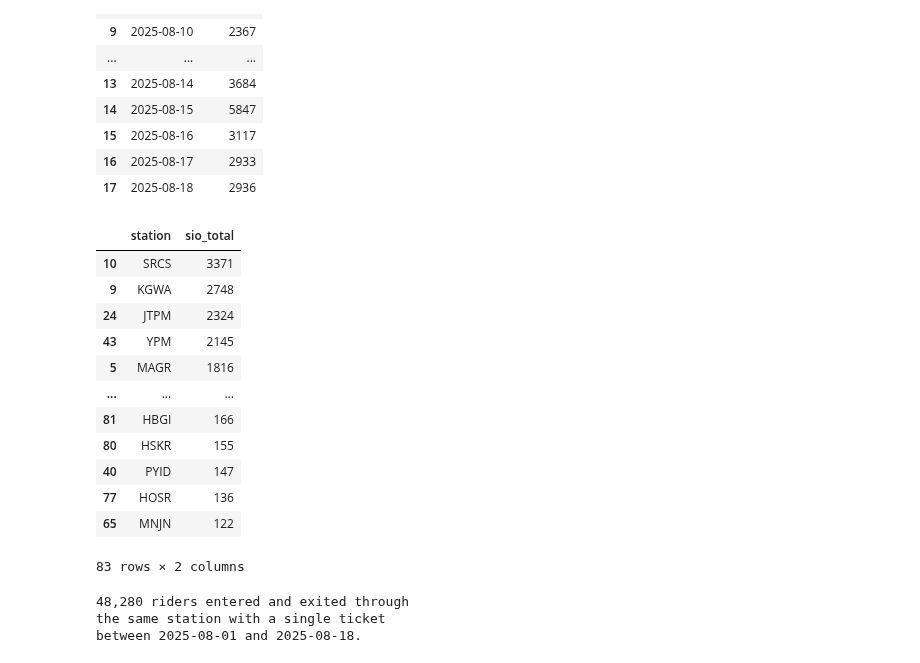
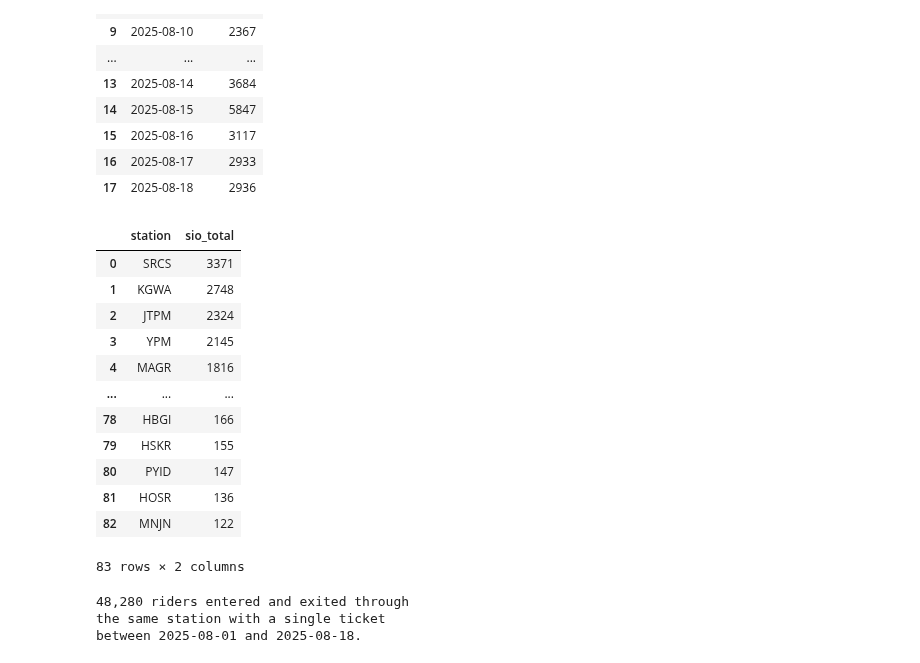
Before and after one commit to thecont1/namma-metro-ridership-tracker, a Jupyter notebook: ridership_5analysis.ipynb, the cells around one changed output. Cells and saved outputs as stored; diff of their text form; code cells hidden in the pictures.

```diff
--- a/ridership_5analysis.ipynb
+++ b/ridership_5analysis.ipynb
@@ -160,8 +160,8 @@ df_pairhourly['lines'] = df_pairhourly['station_code'].map(NammaMetro_Stations[N
 df_pairhourly.dropna(subset=['station_code'], inplace=True)
 df_pairhourly = df_pairhourly[['date', 'hour', 'station_code', 'lines']+df_pairhourly.columns[2:-2].tolist()]
 # %%
-inspection_date = '2025-08-14'
-inspection_hour = 18
+inspection_date = '2025-08-18'
+inspection_hour = -1
 
 pairhourly_filtered = lambda inspection_date, inspection_hour: \
     df_pairhourly[(df_pairhourly['date'] == inspection_date)
@@ -283,20 +293,20 @@ selfpairs_rowsum_df
 # %%
 selfpairs_colsum = np.sum(selfpairs, axis=0)
 selfpairs_colsum_df = pd.DataFrame({"station": df_pairhourly.columns[4:], "sio_total": selfpairs_colsum})
-selfpairs_colsum_df.sort_values(by="sio_total", ascending=False)
+selfpairs_colsum_df.sort_values(by="sio_total", ascending=False).reset_index(drop=True)
 # %% [output]
 |  | station | sio_total |
-| 10 | SRCS | 3371 |
-| 9 | KGWA | 2748 |
-| 24 | JTPM | 2324 |
-| 43 | YPM | 2145 |
-| 5 | MAGR | 1816 |
+| 0 | SRCS | 3371 |
+| 1 | KGWA | 2748 |
+| 2 | JTPM | 2324 |
+| 3 | YPM | 2145 |
+| 4 | MAGR | 1816 |
 | ... | ... | ... |
-| 81 | HBGI | 166 |
-| 80 | HSKR | 155 |
-| 40 | PYID | 147 |
-| 77 | HOSR | 136 |
-| 65 | MNJN | 122 |
+| 78 | HBGI | 166 |
+| 79 | HSKR | 155 |
+| 80 | PYID | 147 |
+| 81 | HOSR | 136 |
+| 82 | MNJN | 122 |
 83 rows × 2 columns
 # %%
 print(f"{np.sum(selfpairs):3,} riders entered and exited through\n\
```
Also changed, not shown: parts of 4 cells of this notebook.
